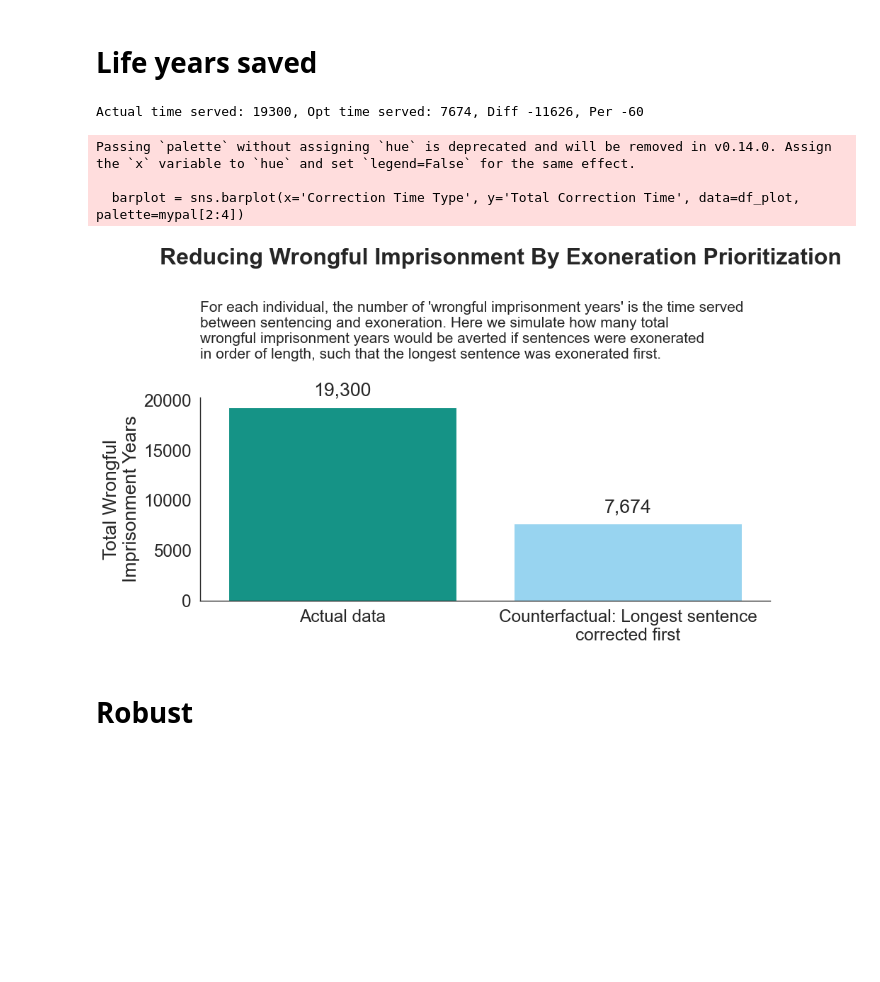
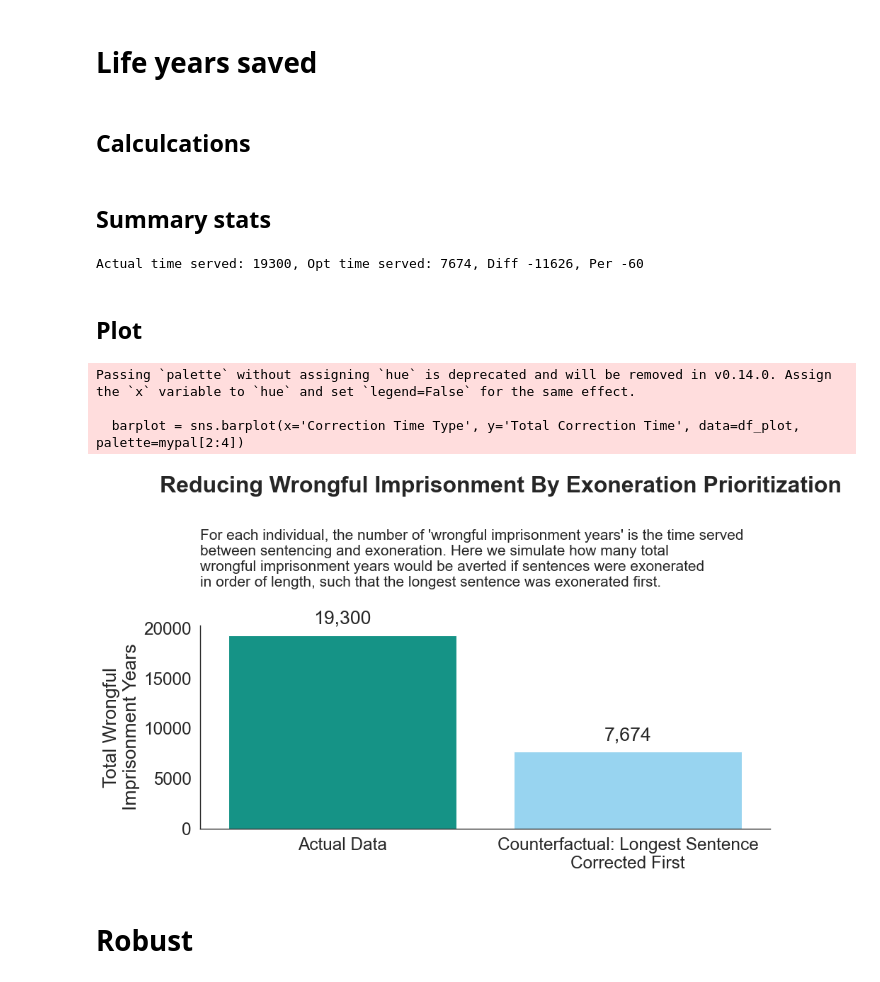
Before and after one commit to josh-ashkinaze/er_correct, a Jupyter notebook: exon.ipynb, the cells around one changed output. Cells and saved outputs as stored; diff of their text form; code cells hidden in the pictures; blank space fills up the shorter version.

```diff
--- a/exon.ipynb
+++ b/exon.ipynb
@@ -198,0 +216,35 @@ plt.show()
+# %%
+import matplotlib.pyplot as plt
+import seaborn as sns
+import pandas as pd
+import numpy as np
+def bin_thresh(x, yr_thresh):
+    yrs_sent = x['yrs_sent']
+    cor_time = x['correction_time']
+    if yrs_sent <= yr_thresh:
+        return np.NaN
+    else:
+        if cor_time < yr_thresh:
+            return 1
+        else:
+            return 0
+
+
+df['yrs_sentw_bin'] = pd.qcut(df['yrs_sentw'], 4, labels=False) + 1
+
+plt.figure(figsize=(12, 10))
+
+main_title = "Probability Of Exoneration Within Specified Years by Sentencing Quartile."
+plt.suptitle(main_title, fontsize=24, fontweight='bold')
+
+for i, yr in enumerate([2, 4, 8, 16], 1):
+    df[f"thresh{yr}"] = df.apply(lambda x: bin_thresh(x, yr), axis=1)
+
+    plt.subplot(2, 2, i)
+    sns.barplot(data=df.dropna(subset=[f"thresh{yr}"]), x='yrs_sentw_bin', y=f"thresh{yr}", palette=mypal)
+    plt.xlabel("Sentencing Quartile")
+    plt.ylabel("Prob")
+    plt.title(f"Probabiliy of exoneration in under {yr} years\n(cases where sentence exceeded {yr} years)", pad=10)
+
+plt.tight_layout(rect=[0, 0, 1, 0.95])
+plt.show()
@@ -298,5 +375,7 @@ The `join` parameter is deprecated and will be removed in v0.15.0. You can remov
 # %% [markdown]
 # Life years saved
+# %% [markdown]
+## Calculcations
 # %%
 def assign_correction_time(df2, x):
     yrs_sent_rank = x['yrs_sent_rank']
@@ -309,6 +388,8 @@ df2['time_served'] = np.minimum(df2['correction_time'], df2['yrs_sent'])
 df2['yrs_sent_rank'] = df2['yrs_sent'].rank(ascending=False, method='first')
 df2['time_served_rank'] = df2['time_served'].rank(ascending=True, method='first')
 df2['opt_time_served'] = df2.apply(lambda x: assign_correction_time(df2, x), axis=1)
+# %% [markdown]
+## Summary stats
 # %%
 opt_time = df2['opt_time_served'].sum()
 act_time = df2['time_served'].sum()
@@ -318,40 +399,43 @@ reduc_per = (reduc_int/act_time)*100
 print(f"Actual time served: {int(np.round(act_time,0))}, Opt time served: {int(np.round(opt_time,0))}, Diff {int(np.round(reduc_int,0))}, Per {int(np.round(reduc_per,0))}")
 # %% [output]
 Actual time served: 19300, Opt time served: 7674, Diff -11626, Per -60
+# %% [markdown]
+## Plot
 # %%
+make_aesthetic()
 original_time_served_sum = df2['time_served'].sum()
 opt_time_served_sum = df2['opt_time_served'].sum()
 
 data_for_plot = {
-    'Correction Time Type': ['Actual data', 'Counterfactual: Longest sentence\ncorrected first'],
+    'Correction Time Type': ['Actual Data', 'Counterfactual: Longest Sentence\nCorrected First'],
     'Total Correction Time': [original_time_served_sum, opt_time_served_sum]
 }
 
 df_plot = pd.DataFrame(data_for_plot)
 
 colors = [matplotlib.colors.to_rgb(mypal[0]), matplotlib.colors.to_rgb(mypal[1])]
 
 plt.figure(figsize=(10, 6))
 barplot = sns.barplot(x='Correction Time Type', y='Total Correction Time', data=df_plot, palette=mypal[2:4])
 
 for bar in barplot.patches:
     barplot.annotate(format(bar.get_height(), ',.0f'),
                      (bar.get_x() + bar.get_width() / 2, bar.get_height()),
                      ha='center', va='bottom', xytext=(0, 8),
                      textcoords='offset points')
 
 # Set the title and labels
 plt.suptitle("Reducing Wrongful Imprisonment By Exoneration Prioritization", fontweight='bold', x=0.59)
 plt.title(label="For each individual, the number of 'wrongful imprisonment years' is the time served \nbetween sentencing and exoneration. Here we simulate how many total\nwrongful imprisonment years would be averted if sentences were exonerated\nin order of length, such that the longest sentence was exonerated first.", size=15)
 plt.ylabel('Total Wrongful\nImprisonment Years')
 plt.xlabel("")
 
 # Show the plot
 plt.show()
 # %% [output]
 Passing `palette` without assigning `hue` is deprecated and will be removed in v0.14.0. Assign the `x` variable to `hue` and set `legend=False` for the same effect.
 
   barplot = sns.barplot(x='Correction Time Type', y='Total Correction Time', data=df_plot, palette=mypal[2:4])
-[figure, old version]
+[figure, new version]
 # %% [markdown]
 # Robust
```
Also changed, not shown: parts of 9 cells of this notebook, 1 other file.
